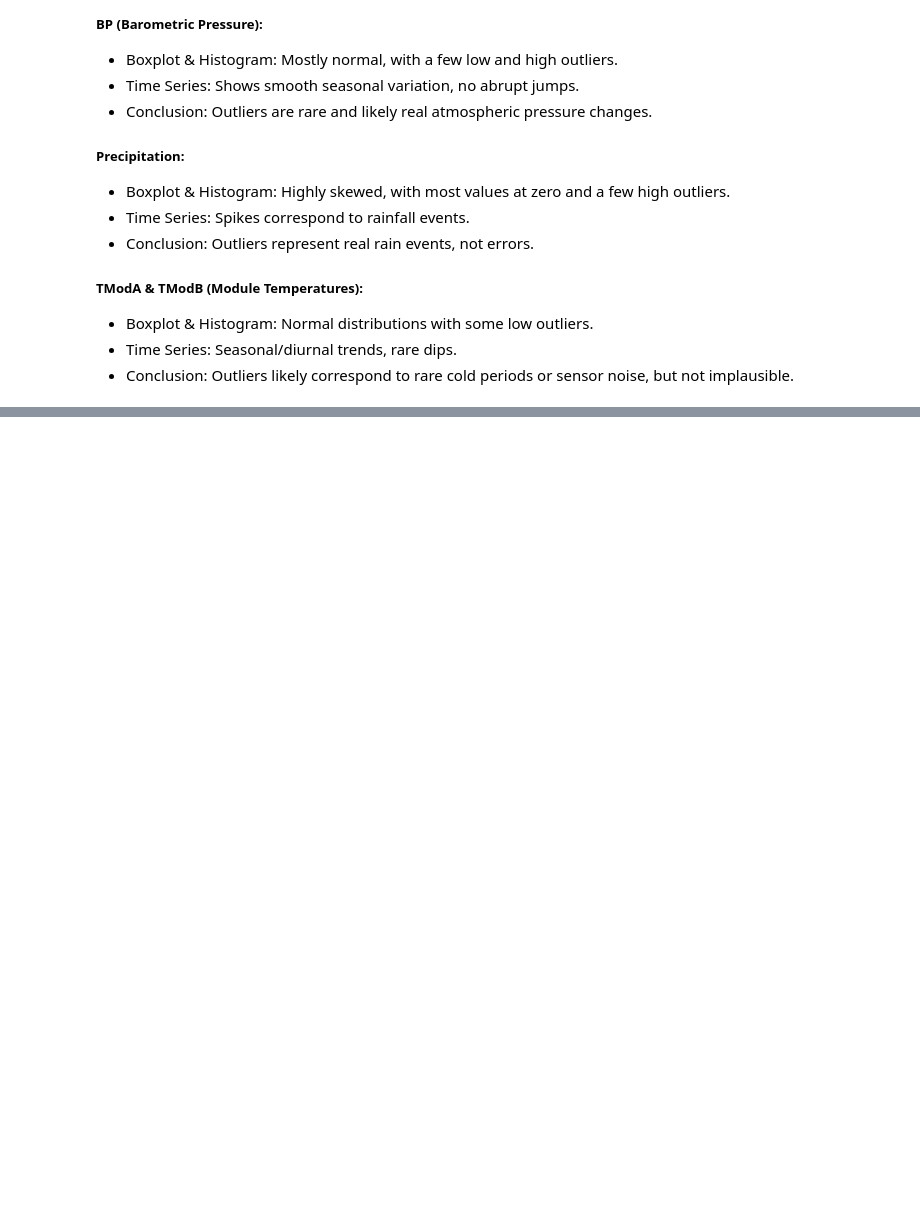
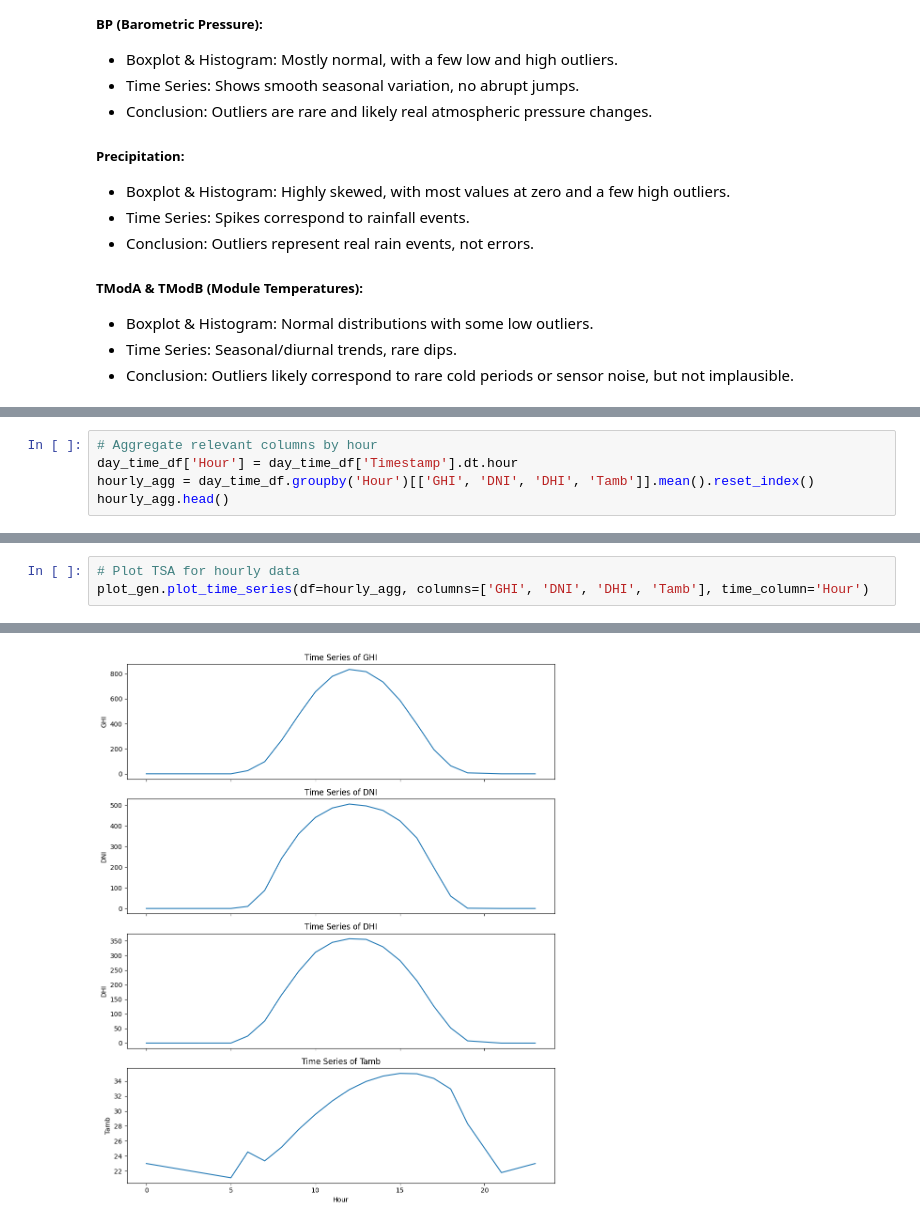
Before and after one commit to Ty-Miki/solar-challenge-week0, a Jupyter notebook: notebooks/eda_benin.ipynb, the cells around one changed output, grey strips where cells are left out. Cells and saved outputs as stored; diff of their text form; blank space fills up the shorter version.

Commit message:
Performed TSA for hourly, daily and monthly aggregated data

```diff
--- a/notebooks/eda_benin.ipynb
+++ b/notebooks/eda_benin.ipynb
@@ -276,0 +281,5 @@ plot_gen.plot_time_series(df=day_time_df, columns=['Tamb', 'BP', 'Precipitation'
+# %%
+# Aggregate relevant columns by hour
+day_time_df['Hour'] = day_time_df['Timestamp'].dt.hour
+hourly_agg = day_time_df.groupby('Hour')[['GHI', 'DNI', 'DHI', 'Tamb']].mean().reset_index()
+hourly_agg.head()
@@ -276,0 +293,4 @@ plot_gen.plot_time_series(df=day_time_df, columns=['Tamb', 'BP', 'Precipitation'
+# %%
+# Plot TSA for hourly data
+plot_gen.plot_time_series(df=hourly_agg, columns=['GHI', 'DNI', 'DHI', 'Tamb'], time_column='Hour')
+# %% [output]
@@ -276,0 +301 @@ plot_gen.plot_time_series(df=day_time_df, columns=['Tamb', 'BP', 'Precipitation'
+[figure, added]
```
Also changed, not shown: parts of 19 cells of this notebook.
